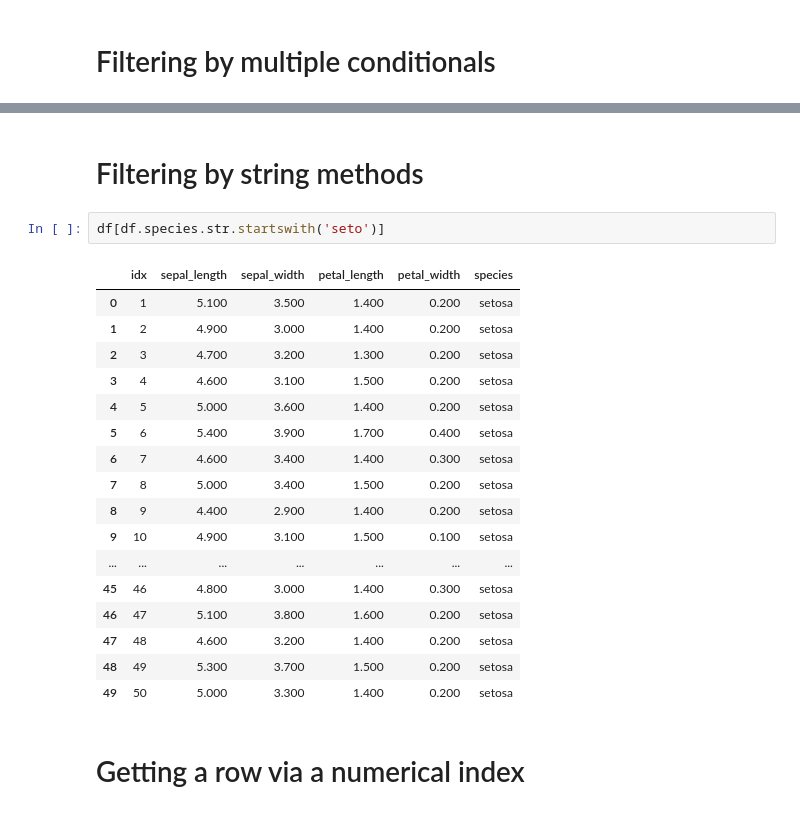
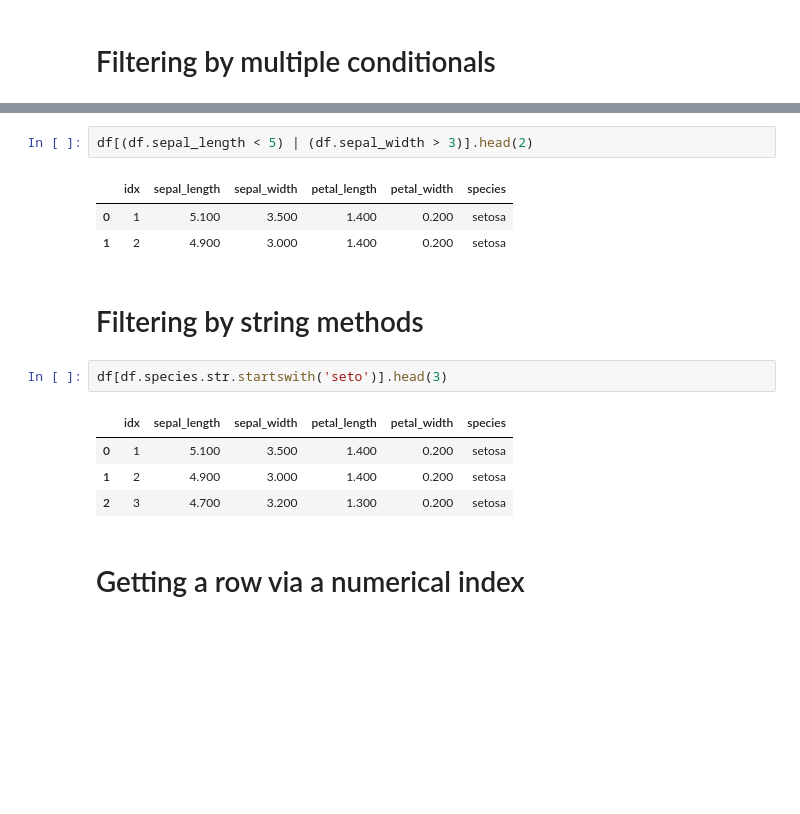
Before and after one commit to felixfan/scripts, a Jupyter notebook: python/ipynb/pandas.ipynb, the cells around one changed output, grey strips where cells are left out. Cells and saved outputs as stored; diff of their text form; blank space fills up the shorter version.

```diff
--- a/python/ipynb/pandas.ipynb
+++ b/python/ipynb/pandas.ipynb
@@ -166,25 +125,18 @@ df[(df.sepal_length < 5) & (df.sepal_width > 3)]
+# %%
+df[(df.sepal_length < 5) | (df.sepal_width > 3)].head(2)
+# %% [output]
+|  | idx | sepal_length | sepal_width | petal_length | petal_width | species |
+| 0 | 1 | 5.100 | 3.500 | 1.400 | 0.200 | setosa |
+| 1 | 2 | 4.900 | 3.000 | 1.400 | 0.200 | setosa |
 # %% [markdown]
 # Filtering by string methods
 # %%
-df[df.species.str.startswith('seto')]
+df[df.species.str.startswith('seto')].head(3)
 # %% [output]
 |  | idx | sepal_length | sepal_width | petal_length | petal_width | species |
 | 0 | 1 | 5.100 | 3.500 | 1.400 | 0.200 | setosa |
 | 1 | 2 | 4.900 | 3.000 | 1.400 | 0.200 | setosa |
 | 2 | 3 | 4.700 | 3.200 | 1.300 | 0.200 | setosa |
-| 3 | 4 | 4.600 | 3.100 | 1.500 | 0.200 | setosa |
-| 4 | 5 | 5.000 | 3.600 | 1.400 | 0.200 | setosa |
-| 5 | 6 | 5.400 | 3.900 | 1.700 | 0.400 | setosa |
-| 6 | 7 | 4.600 | 3.400 | 1.400 | 0.300 | setosa |
-| 7 | 8 | 5.000 | 3.400 | 1.500 | 0.200 | setosa |
-| 8 | 9 | 4.400 | 2.900 | 1.400 | 0.200 | setosa |
-| 9 | 10 | 4.900 | 3.100 | 1.500 | 0.100 | setosa |
-| ... | ... | ... | ... | ... | ... | ... |
-| 45 | 46 | 4.800 | 3.000 | 1.400 | 0.300 | setosa |
-| 46 | 47 | 5.100 | 3.800 | 1.600 | 0.200 | setosa |
-| 47 | 48 | 4.600 | 3.200 | 1.400 | 0.200 | setosa |
-| 48 | 49 | 5.300 | 3.700 | 1.500 | 0.200 | setosa |
-| 49 | 50 | 5.000 | 3.300 | 1.400 | 0.200 | setosa |
 # %% [markdown]
 # Getting a row via a numerical index
 # %%
```
Also changed, not shown: parts of 23 cells of this notebook.
